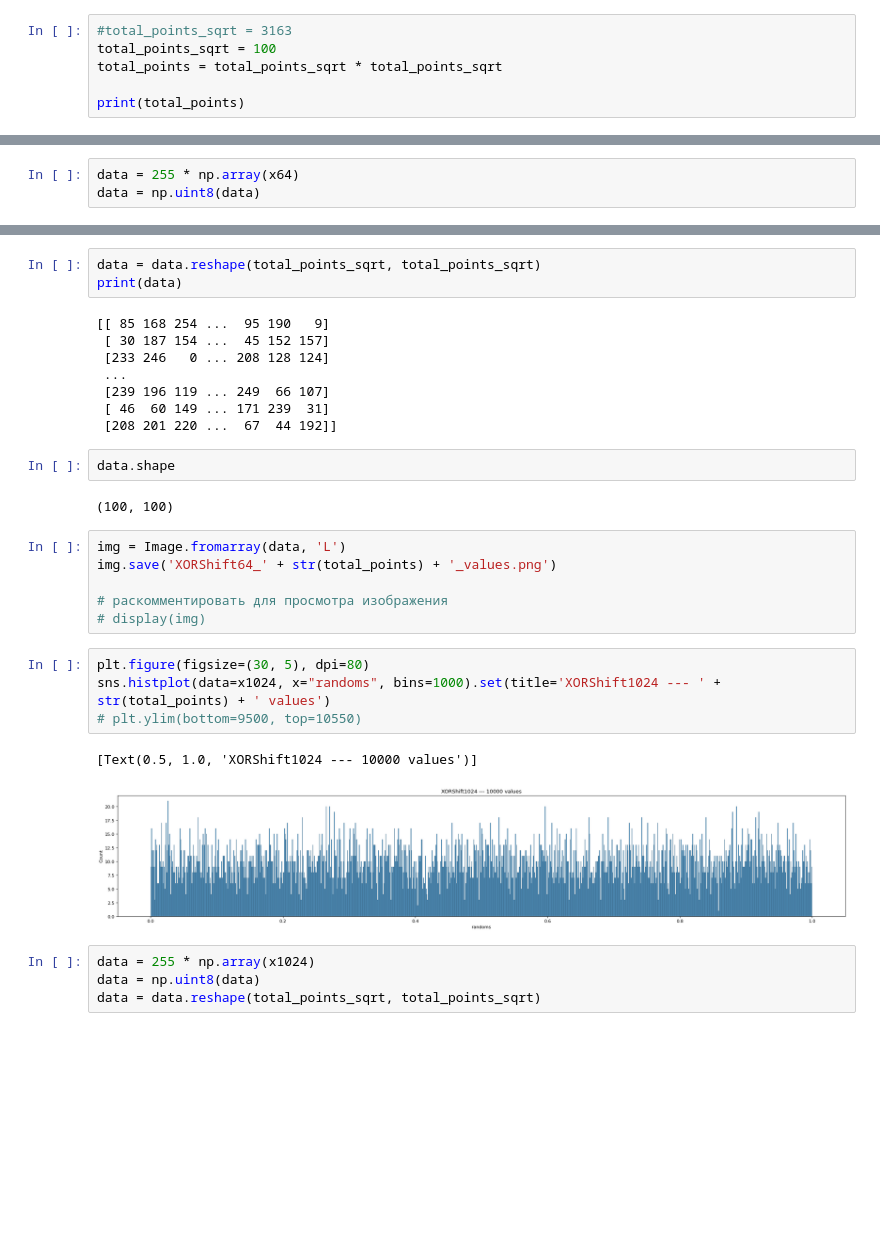
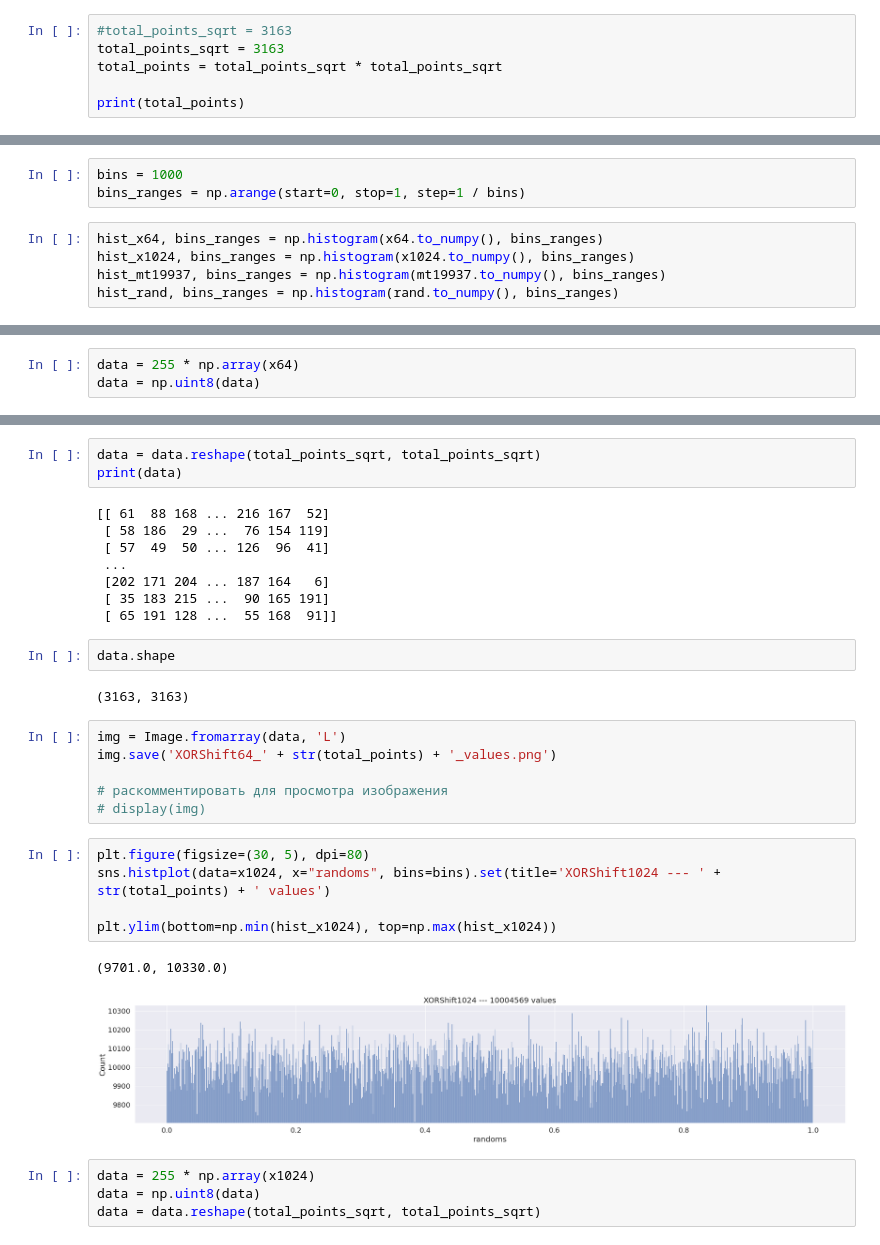
Before and after one commit to JoelWillLiveForever/nikulin, a Jupyter notebook: cpp/2_pi_monte_carlo/histogram/research_generators.ipynb, the cells around one changed output, grey strips where cells are left out. Drawn from its saved outputs; the diff is of its cells as text; blank space fills up the shorter version.

```diff
--- a/cpp/2_pi_monte_carlo/histogram/research_generators.ipynb
+++ b/cpp/2_pi_monte_carlo/histogram/research_generators.ipynb
@@ -23,7 +23,7 @@ import subprocess
 ### Генерируем точки + строим графики и изображения
 # %%
 #total_points_sqrt = 3163
-total_points_sqrt = 100
+total_points_sqrt = 3163
 total_points = total_points_sqrt * total_points_sqrt
 
 print(total_points)
@@ -109,5 +124,13 @@ max          0.999985
 Name: randoms, dtype: float64
 # %% [markdown]
 Строим гистограммы:
+# %%
+bins = 1000
+bins_ranges = np.arange(start=0, stop=1, step=1 / bins)
+# %%
+hist_x64, bins_ranges = np.histogram(x64.to_numpy(), bins_ranges)
+hist_x1024, bins_ranges = np.histogram(x1024.to_numpy(), bins_ranges)
+hist_mt19937, bins_ranges = np.histogram(mt19937.to_numpy(), bins_ranges)
+hist_rand, bins_ranges = np.histogram(rand.to_numpy(), bins_ranges)
 # %%
 plt.figure(figsize=(30, 5), dpi=80)
@@ -127,17 +151,17 @@ data.shape
 data = data.reshape(total_points_sqrt, total_points_sqrt)
 print(data)
 # %% [output]
-[[ 85 168 254 ...  95 190   9]
- [ 30 187 154 ...  45 152 157]
- [233 246   0 ... 208 128 124]
+[[ 61  88 168 ... 216 167  52]
+ [ 58 186  29 ...  76 154 119]
+ [ 57  49  50 ... 126  96  41]
  ...
- [239 196 119 ... 249  66 107]
- [ 46  60 149 ... 171 239  31]
- [208 201 220 ...  67  44 192]]
+ [202 171 204 ... 187 164   6]
+ [ 35 183 215 ...  90 165 191]
+ [ 65 191 128 ...  55 168  91]]
 # %%
 data.shape
 # %% [output]
-(100, 100)
+(3163, 3163)
 # %%
 img = Image.fromarray(data, 'L')
 img.save('XORShift64_' + str(total_points) + '_values.png')
@@ -146,11 +170,12 @@ img.save('XORShift64_' + str(total_points) + '_values.png')
 # display(img)
 # %%
 plt.figure(figsize=(30, 5), dpi=80)
-sns.histplot(data=x1024, x="randoms", bins=1000).set(title='XORShift1024 --- ' + str(total_points) + ' values')
-# plt.ylim(bottom=9500, top=10550)
+sns.histplot(data=x1024, x="randoms", bins=bins).set(title='XORShift1024 --- ' + str(total_points) + ' values')
+
+plt.ylim(bottom=np.min(hist_x1024), top=np.max(hist_x1024))
 # %% [output]
-[Text(0.5, 1.0, 'XORShift1024 --- 10000 values')]
+(9701.0, 10330.0)
-[figure, old version]
+[figure, new version]
 # %%
 data = 255 * np.array(x1024)
 data = np.uint8(data)
```
Also changed, not shown: parts of 20 cells of this notebook.
